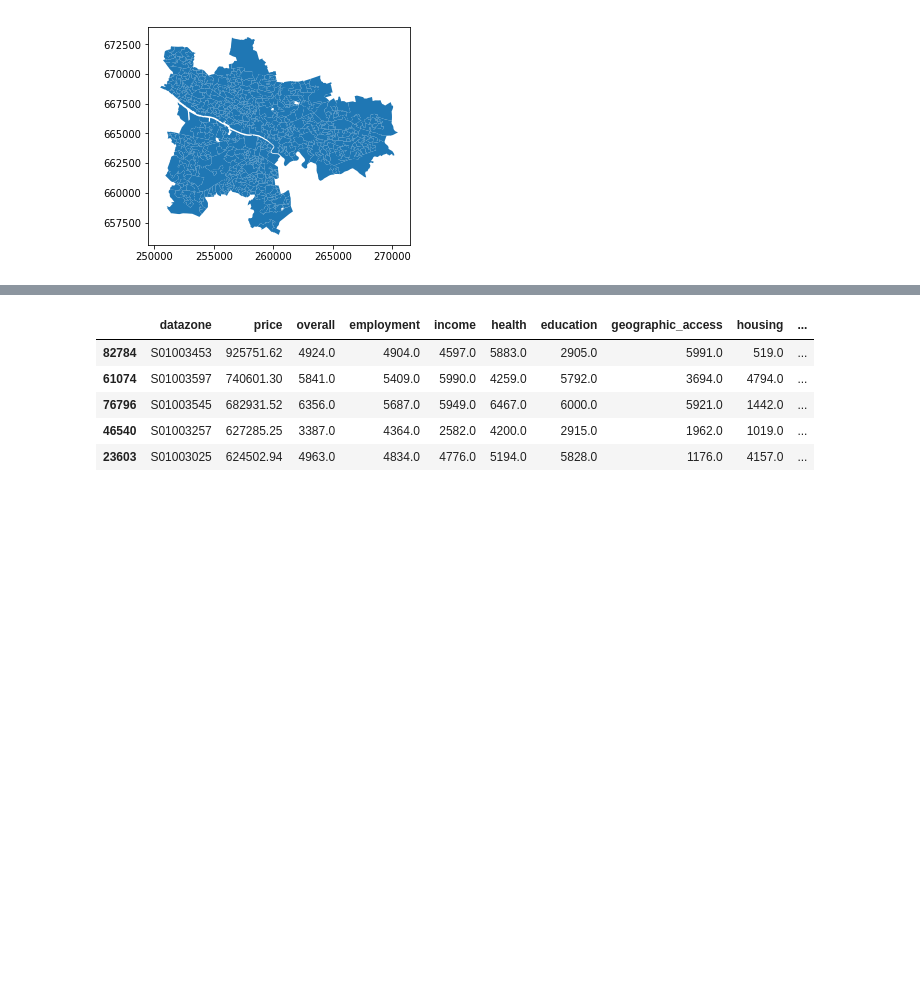
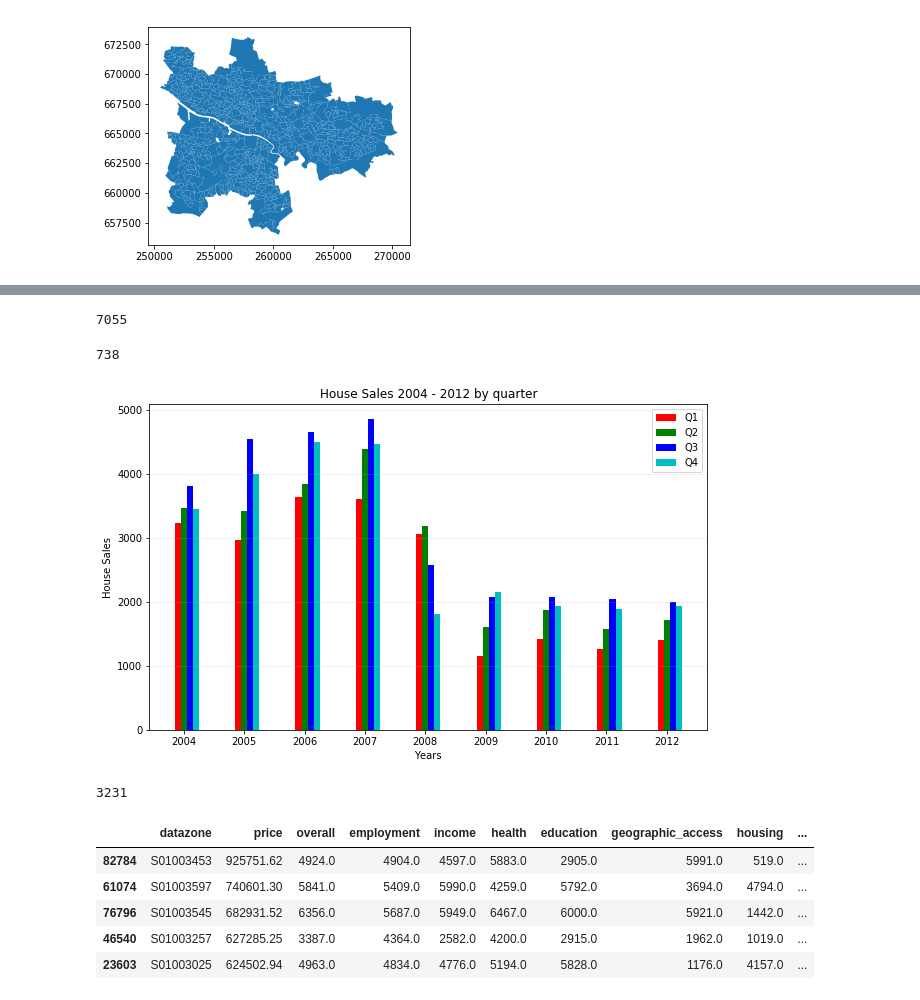
Before and after one commit to dathpo/Glasgow-Housing-Price-Prediction, a Jupyter notebook: Glasgow Housing Price Prediction.ipynb, the cells around one changed output, grey strips where cells are left out. Drawn from its saved outputs; the diff is of its cells as text; code cells hidden in the pictures; blank space fills up the shorter version.

```diff
--- a/Glasgow Housing Price Prediction.ipynb
+++ b/Glasgow Housing Price Prediction.ipynb
@@ -184,0 +242,77 @@ df.drop(columns='nominal_price', inplace=True)
+# %%
+# len(df[(df['build'] == 'NEW') & (df['sale_year'] == 'RESALE')])
+# df[df['build'] == 'NEW'].value_counts()
+print(len(df[df['sale_year'].isin(['2012'])]))
+len(df[df.sale_year.isin(['2012']) &
+           df.build.isin(['NEW'])])
+
+# dfObj[(dfObj['Sale'] > 30) & (dfObj['Sale'] < 33) ]
+# fig = plt.figure(figsize=(30,6))
+# quarters = {}
+# quarters = defaultdict(lambda: 0, quarters)
+
+# for row in df.itertuples():
+#     try:
+#         quarters[row.sale_quarter] += 1
+#     except:
+#         print()
+
+# (labels, values) = zip(*quarters.items())
+# labels, values  = zip(*sorted(zip(labels, values), ))
+
+# y_pos = np.arange(len(labels))
+# plt.bar(y_pos, values, 0.1, align='center', alpha=0.5, color='g')
+# plt.xticks(y_pos, labels)
+# plt.grid(linestyle=':', linewidth=0.5, axis='y')
+# plt.xlabel("Quarter")
+# plt.ylabel("House Sales")
+# plt.autoscale(enable=True, axis='x')
+# fig.savefig('sales_per_quarter.pdf', bbox_inches="tight")
+# %% [output]
+7055
+738
+# %%
+fig = plt.figure(figsize=(10,6))
+ax = plt.subplot(111)
+years = ['2004','2005','2006','2007','2008','2009','2010','2011','2012']
+
+def inc(quarter):
+    l = []
+    year = 2004
+    for i in range(0,9):
+        string = str(year) + ' Q' + str(quarter)
+        amount = len(df[df['sale_quarter'] == string])
+        l.append(amount)
+        year+=1
+    return l
+
+q1 = inc(1)
+q2 = inc(2)
+q3 = inc(3)
+q4 = inc(4)
+
+_X = np.arange(len(years))
+# plt.yticks(np.arange(0, 1, 0.1))
+
+plt.bar(_X - 0.1, q1, 0.1, color='r')
+plt.bar(_X, q2, 0.1, color='g')
+plt.bar(_X + 0.1, q3, 0.1, color='b')
+plt.bar(_X + 0.2, q4, 0.1, color='c')
+plt.xticks(_X, years) # set labels manually
+plt.grid(linestyle=':', linewidth=0.5, axis='y')
+plt.title("House Sales 2004 - 2012 by quarter")
+plt.xlabel("Years")
+plt.ylabel("House Sales")
+ax.legend(('Q1', 'Q2',
+           'Q3', 'Q4'))
+fig.savefig('sales_per_quarter.pdf', bbox_inches="tight")
+# %% [output]
+[figure, added]
+# %%
+len(df[df['sale_quarter'] == '2004 Q1'])
+
+# df.pivot("sale_year", "sale_month", "sale_quarter").plot(kind='bar')
+
+# plt.show()
+# %% [output]
+3231
```
Also changed, not shown: parts of 76 cells of this notebook, 13 other files.
